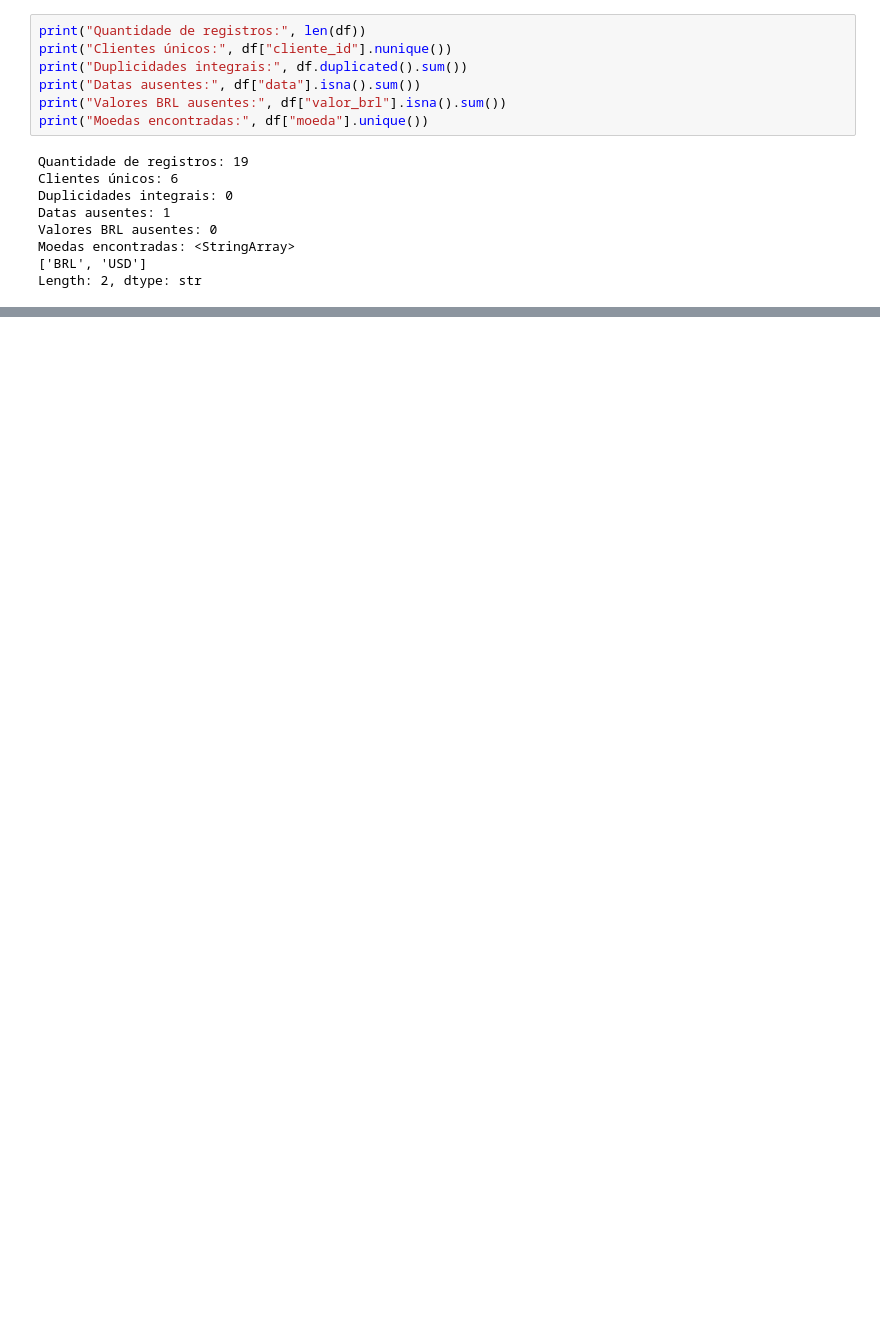
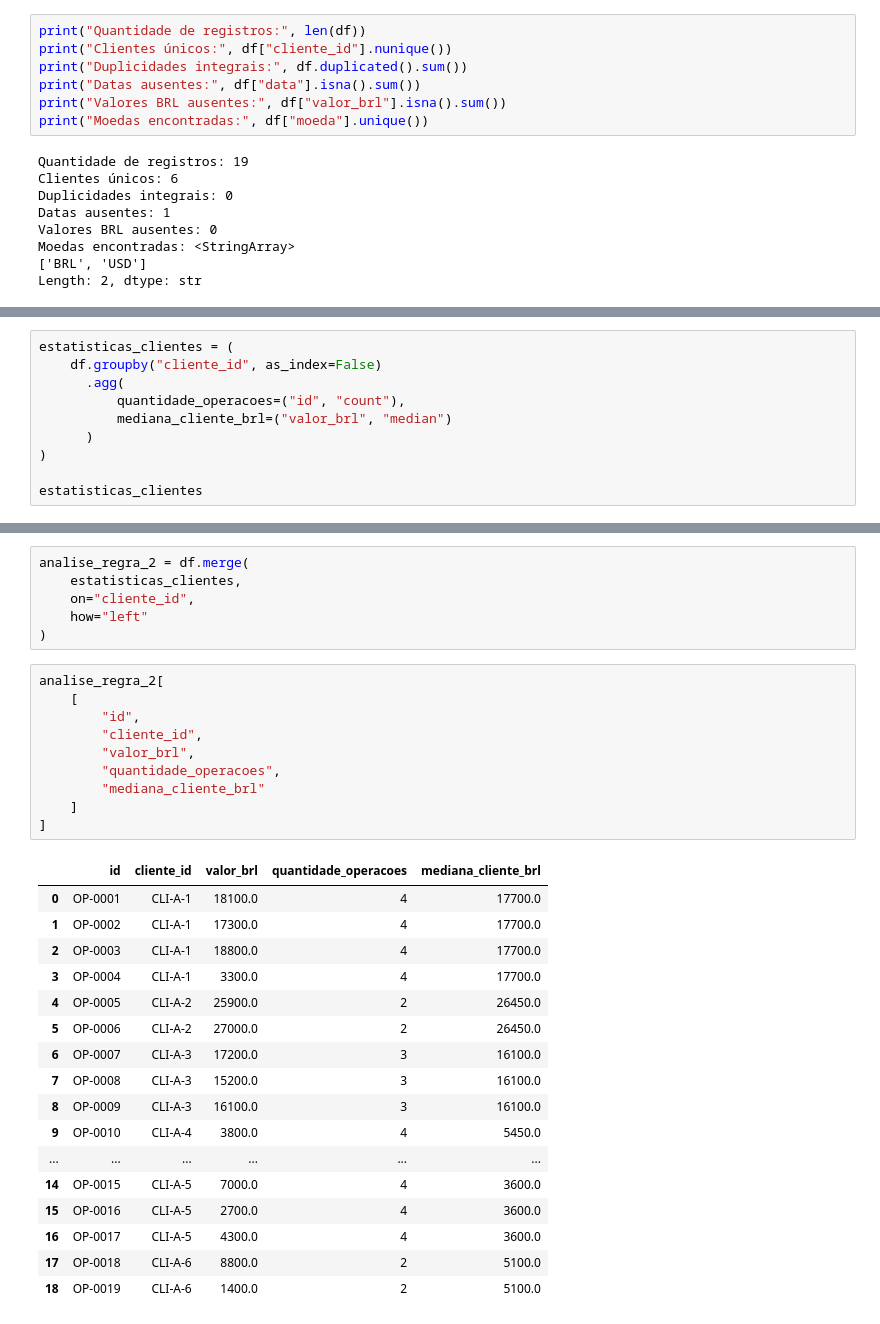
Before and after one commit to mariafernandaff2/desafio-estagio-ia, a Jupyter notebook: nivel_1/nivel_1.ipynb, the cells around one changed output, grey strips where cells are left out. Cells and saved outputs as stored; diff of their text form; blank space fills up the shorter version.

Commit message:
regras deterministicas do nivel 1

```diff
--- a/nivel_1/nivel_1.ipynb
+++ b/nivel_1/nivel_1.ipynb
@@ -218,0 +369,10 @@ Length: 2, dtype: str
+# %%
+estatisticas_clientes = (
+    df.groupby("cliente_id", as_index=False)
+      .agg(
+          quantidade_operacoes=("id", "count"),
+          mediana_cliente_brl=("valor_brl", "median")
+      )
+)
+
+estatisticas_clientes
@@ -218,0 +387,34 @@ Length: 2, dtype: str
+# %%
+analise_regra_2 = df.merge(
+    estatisticas_clientes,
+    on="cliente_id",
+    how="left"
+)
+# %%
+analise_regra_2[
+    [
+        "id",
+        "cliente_id",
+        "valor_brl",
+        "quantidade_operacoes",
+        "mediana_cliente_brl"
+    ]
+]
+# %% [output]
+|  | id | cliente_id | valor_brl | quantidade_operacoes | mediana_cliente_brl |
+| 0 | OP-0001 | CLI-A-1 | 18100.0 | 4 | 17700.0 |
+| 1 | OP-0002 | CLI-A-1 | 17300.0 | 4 | 17700.0 |
+| 2 | OP-0003 | CLI-A-1 | 18800.0 | 4 | 17700.0 |
+| 3 | OP-0004 | CLI-A-1 | 3300.0 | 4 | 17700.0 |
+| 4 | OP-0005 | CLI-A-2 | 25900.0 | 2 | 26450.0 |
+| 5 | OP-0006 | CLI-A-2 | 27000.0 | 2 | 26450.0 |
+| 6 | OP-0007 | CLI-A-3 | 17200.0 | 3 | 16100.0 |
+| 7 | OP-0008 | CLI-A-3 | 15200.0 | 3 | 16100.0 |
+| 8 | OP-0009 | CLI-A-3 | 16100.0 | 3 | 16100.0 |
+| 9 | OP-0010 | CLI-A-4 | 3800.0 | 4 | 5450.0 |
+| ... | ... | ... | ... | ... | ... |
+| 14 | OP-0015 | CLI-A-5 | 7000.0 | 4 | 3600.0 |
+| 15 | OP-0016 | CLI-A-5 | 2700.0 | 4 | 3600.0 |
+| 16 | OP-0017 | CLI-A-5 | 4300.0 | 4 | 3600.0 |
+| 17 | OP-0018 | CLI-A-6 | 8800.0 | 2 | 5100.0 |
+| 18 | OP-0019 | CLI-A-6 | 1400.0 | 2 | 5100.0 |
```
Also changed, not shown: parts of 23 cells of this notebook, 1 other file.
